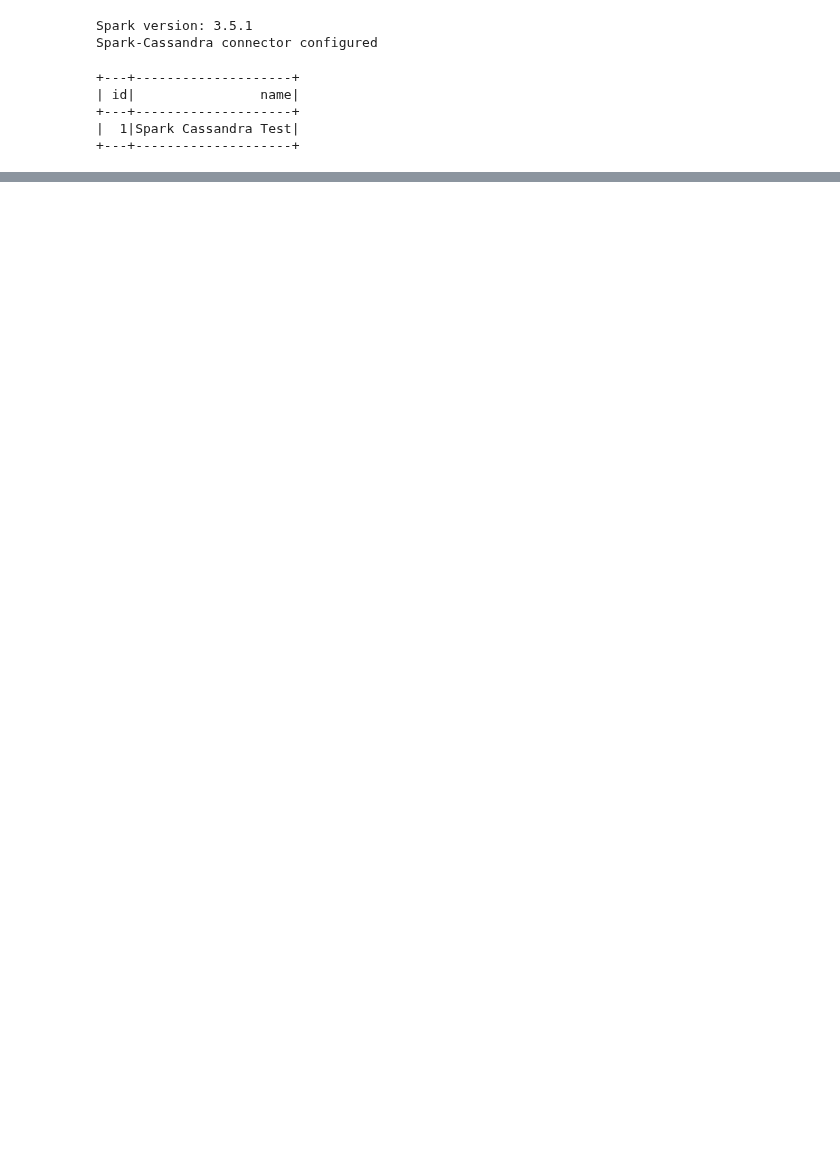
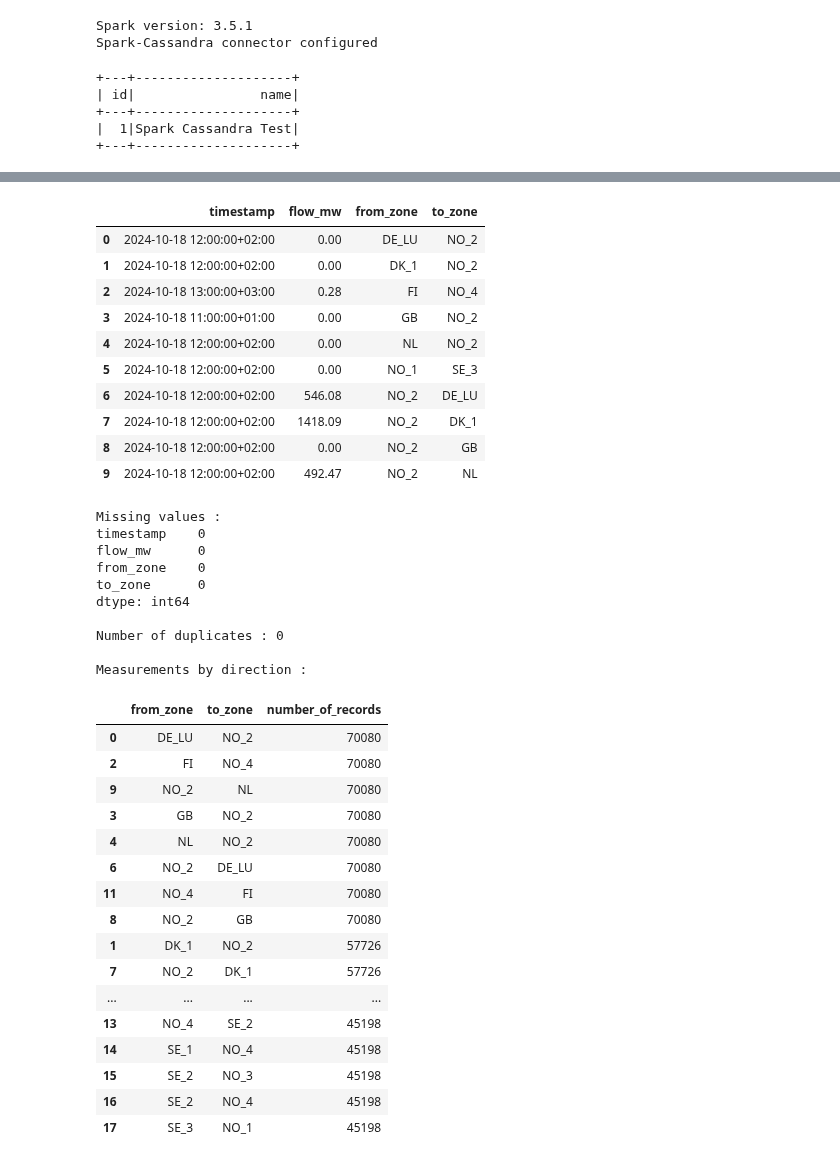
Before and after one commit to xoksy/jouyit_IND320, a Jupyter notebook: notebooks/project_part2.ipynb, the cells around one changed output, grey strips where cells are left out. Drawn from its saved outputs; the diff is of its cells as text; code cells hidden in the pictures; blank space fills up the shorter version.

```diff
--- a/notebooks/project_part2.ipynb
+++ b/notebooks/project_part2.ipynb
@@ -103,0 +450,37 @@ Test data deleted successfully
+# %%
+# Check dimensions
+print("Number of rows :", len(flows_df))
+print("Number of columns :", len(flows_df.columns))
+
+# Check the columns
+print("\nColumns :")
+print(flows_df.columns.tolist())
+
+# Check the types
+print("\nColumn types :")
+print(flows_df.dtypes)
+
+# Display a few rows
+display(flows_df.head(10))
+
+# Check missing values
+print("\nMissing values :")
+print(flows_df.isna().sum())
+
+# Check duplicates
+print(
+    "\nNumber of duplicates :",
+    flows_df.duplicated(
+        subset=["timestamp", "from_zone", "to_zone"]
+    ).sum()
+)
+
+# Number of measurements by direction
+print("\nMeasurements by direction :")
+display(
+    flows_df.groupby(["from_zone", "to_zone"])
+    .size()
+    .reset_index(name="number_of_records")
+    .sort_values("number_of_records", ascending=False)
+)
+# %% [output]
@@ -103,0 +499,38 @@ Test data deleted successfully
+|  | timestamp | flow_mw | from_zone | to_zone |
+| 0 | 2024-10-18 12:00:00+02:00 | 0.00 | DE_LU | NO_2 |
+| 1 | 2024-10-18 12:00:00+02:00 | 0.00 | DK_1 | NO_2 |
+| 2 | 2024-10-18 13:00:00+03:00 | 0.28 | FI | NO_4 |
+| 3 | 2024-10-18 11:00:00+01:00 | 0.00 | GB | NO_2 |
+| 4 | 2024-10-18 12:00:00+02:00 | 0.00 | NL | NO_2 |
+| 5 | 2024-10-18 12:00:00+02:00 | 0.00 | NO_1 | SE_3 |
+| 6 | 2024-10-18 12:00:00+02:00 | 546.08 | NO_2 | DE_LU |
+| 7 | 2024-10-18 12:00:00+02:00 | 1418.09 | NO_2 | DK_1 |
+| 8 | 2024-10-18 12:00:00+02:00 | 0.00 | NO_2 | GB |
+| 9 | 2024-10-18 12:00:00+02:00 | 492.47 | NO_2 | NL |
+Missing values :
+timestamp    0
+flow_mw      0
+from_zone    0
+to_zone      0
+dtype: int64
+
+Number of duplicates : 0
+
+Measurements by direction :
+|  | from_zone | to_zone | number_of_records |
+| 0 | DE_LU | NO_2 | 70080 |
+| 2 | FI | NO_4 | 70080 |
+| 9 | NO_2 | NL | 70080 |
+| 3 | GB | NO_2 | 70080 |
+| 4 | NL | NO_2 | 70080 |
+| 6 | NO_2 | DE_LU | 70080 |
+| 11 | NO_4 | FI | 70080 |
+| 8 | NO_2 | GB | 70080 |
+| 1 | DK_1 | NO_2 | 57726 |
+| 7 | NO_2 | DK_1 | 57726 |
+| ... | ... | ... | ... |
+| 13 | NO_4 | SE_2 | 45198 |
+| 14 | SE_1 | NO_4 | 45198 |
+| 15 | SE_2 | NO_3 | 45198 |
+| 16 | SE_2 | NO_4 | 45198 |
+| 17 | SE_3 | NO_1 | 45198 |
```
Also changed, not shown: parts of 19 cells of this notebook.
